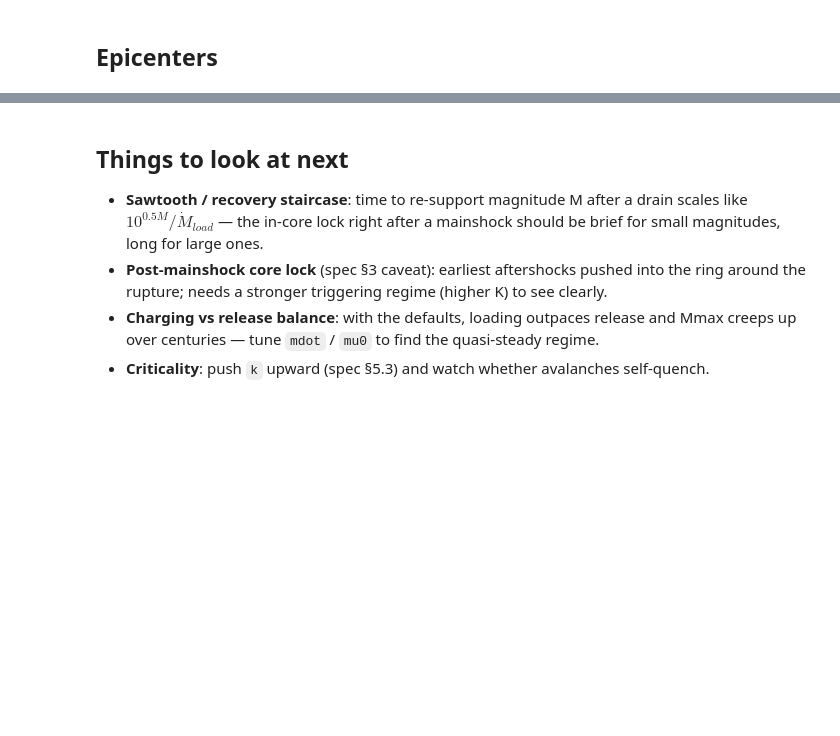
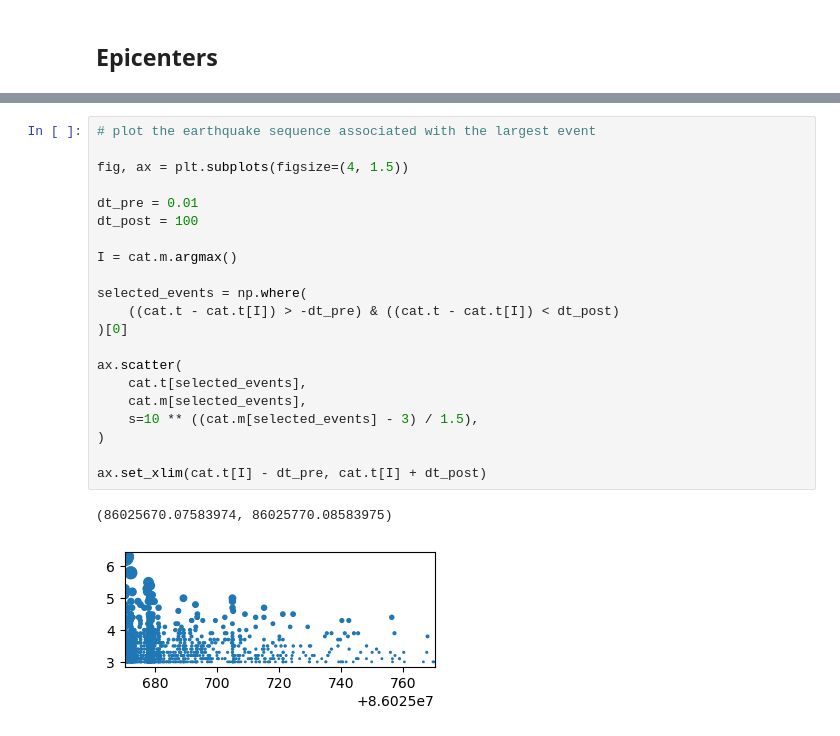
Before and after one commit to keliankaz/moment_ETAS, a Jupyter notebook: notebooks/01_exploration.ipynb, the cells around one changed output, grey strips where cells are left out. Cells and saved outputs as stored; diff of their text form; blank space fills up the shorter version.

```diff
--- a/notebooks/01_exploration.ipynb
+++ b/notebooks/01_exploration.ipynb
@@ -74,11 +87,24 @@ plots.epicenter_map(cat);
-# %% [markdown]
-## Things to look at next
-
-- **Sawtooth / recovery staircase**: time to re-support magnitude M after a drain scales like
-  $10^{0.5M}/\dot M_{load}$ — the in-core lock right after a mainshock should be brief for
-  small magnitudes, long for large ones.
-- **Post-mainshock core lock** (spec §3 caveat): earliest aftershocks pushed into the ring
-  around the rupture; needs a stronger triggering regime (higher K) to see clearly.
-- **Charging vs release balance**: with the defaults, loading outpaces release and Mmax creeps
-  up over centuries — tune `mdot` / `mu0` to find the quasi-steady regime.
-- **Criticality**: push `k` upward (spec §5.3) and watch whether avalanches self-quench.
+# %%
+# plot the earthquake sequence associated with the largest event
+
+fig, ax = plt.subplots(figsize=(4, 1.5))
+
+dt_pre = 0.01
+dt_post = 100
+
+I = cat.m.argmax()
+
+selected_events = np.where(
+    ((cat.t - cat.t[I]) > -dt_pre) & ((cat.t - cat.t[I]) < dt_post)
+)[0]
+
+ax.scatter(
+    cat.t[selected_events],
+    cat.m[selected_events],
+    s=10 ** ((cat.m[selected_events] - 3) / 1.5),
+)
+
+ax.set_xlim(cat.t[I] - dt_pre, cat.t[I] + dt_post)
+# %% [output]
+(86025670.07583974, 86025770.08583975)
+[figure, added]
```
Also changed, not shown: parts of 10 cells of this notebook, 2 other files.
